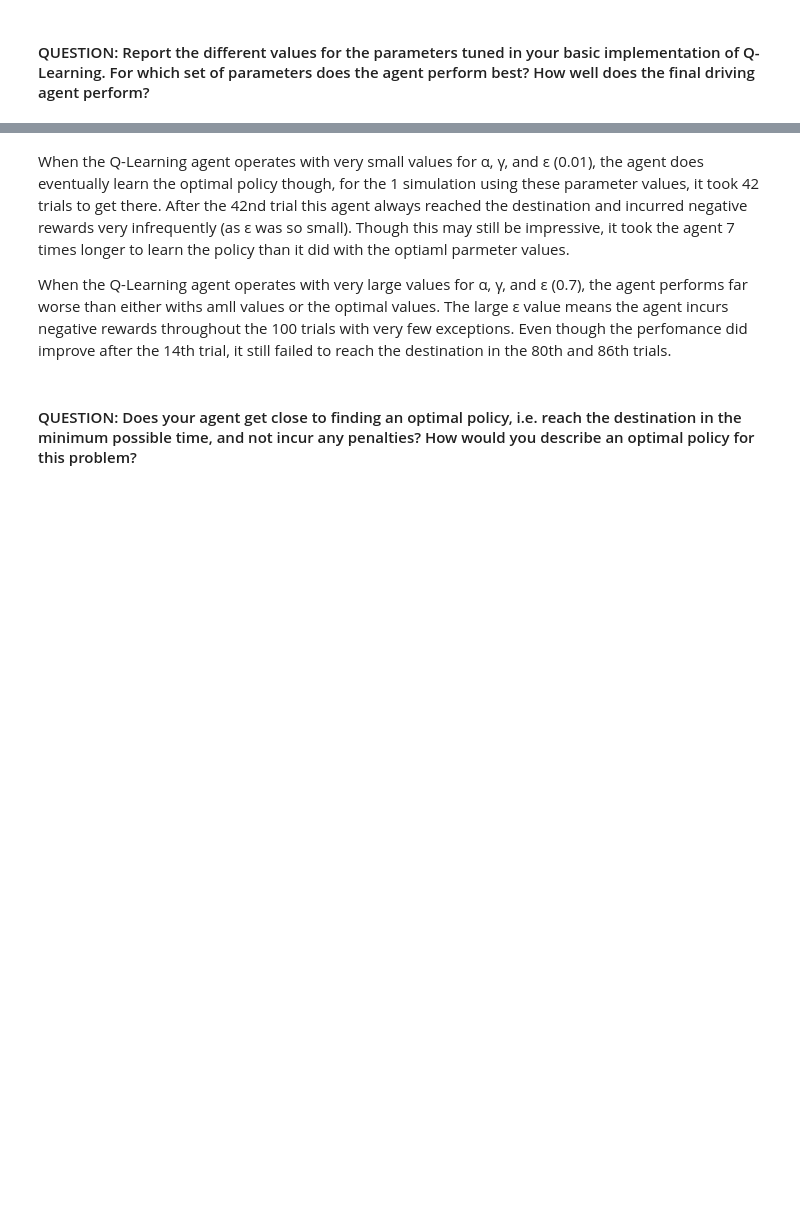
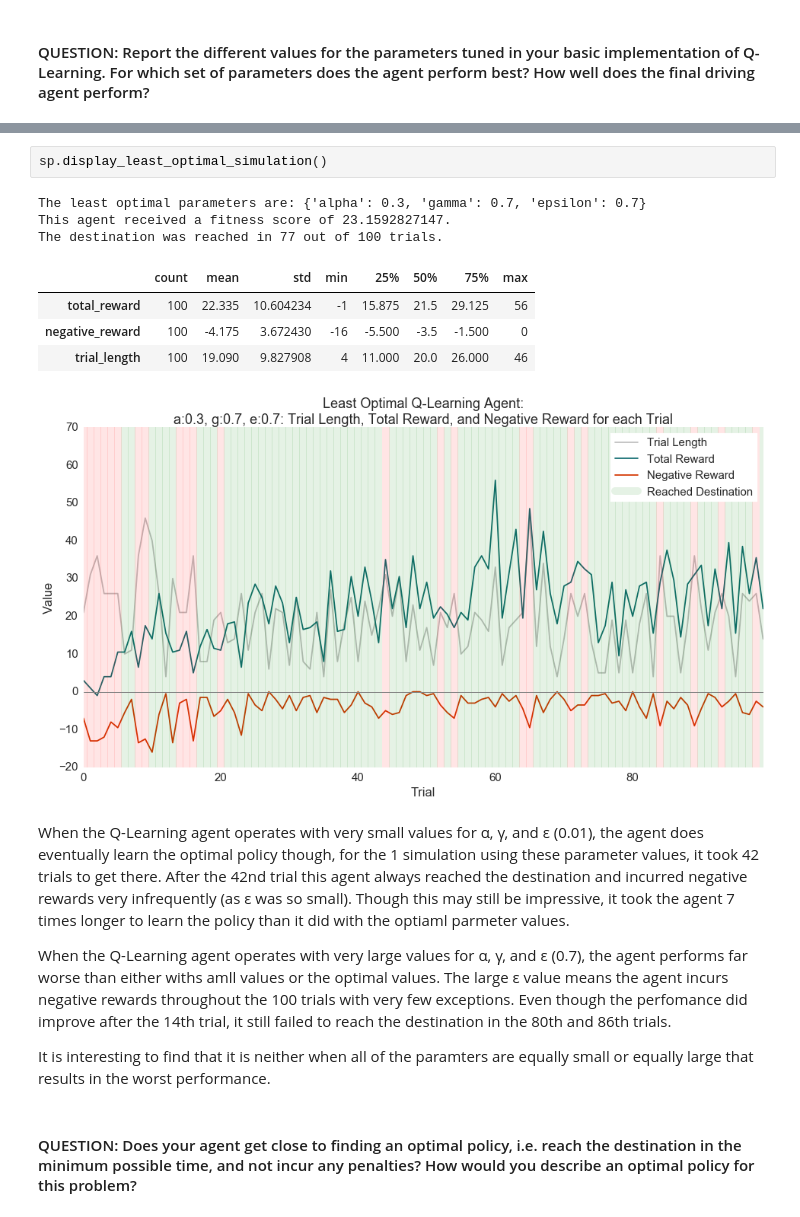
Before and after one commit to eminnett/ml-nanodegree-smartcab, a Jupyter notebook: smartcab_analysis.ipynb, the cells around one changed output, grey strips where cells are left out. Cells and saved outputs as stored; diff of their text form; blank space fills up the shorter version.

```diff
--- a/smartcab_analysis.ipynb
+++ b/smartcab_analysis.ipynb
@@ -196,7 +218,20 @@ The destination was reached in 81 out of 100 trials.
+# %%
+sp.display_least_optimal_simulation()
+# %% [output]
+The least optimal parameters are: {'alpha': 0.3, 'gamma': 0.7, 'epsilon': 0.7}
+This agent received a fitness score of 23.1592827147.
+The destination was reached in 77 out of 100 trials.
+|  | count | mean | std | min | 25% | 50% | 75% | max |
+| total_reward | 100 | 22.335 | 10.604234 | -1 | 15.875 | 21.5 | 29.125 | 56 |
+| negative_reward | 100 | -4.175 | 3.672430 | -16 | -5.500 | -3.5 | -1.500 | 0 |
+| trial_length | 100 | 19.090 | 9.827908 | 4 | 11.000 | 20.0 | 26.000 | 46 |
+[figure, added]
 # %% [markdown]
 When the Q-Learning agent operates with very small values for α, γ, and ε (0.01), the agent does eventually learn the optimal policy though, for the 1 simulation using these parameter values, it took 42 trials to get there. After the 42nd trial this agent always reached the destination and incurred negative rewards very infrequently (as ε was so small). Though this may still be impressive, it took the agent 7 times longer to learn the policy than it did with the optiaml parmeter values.
 
 When the Q-Learning agent operates with very large values for α, γ, and ε (0.7), the agent performs far worse than either withs amll values or the optimal values. The large ε value means the agent incurs negative rewards throughout the 100 trials with very few exceptions. Even though the perfomance did improve after the 14th trial, it still failed to reach the destination in the 80th and 86th trials.
+
+It is interesting to find that it is neither when all of the paramters are equally small or equally large that results in the worst performance.
 # %% [markdown]
 #### QUESTION: Does your agent get close to finding an optimal policy, i.e. reach the destination in the minimum possible time, and not incur any penalties? How would you describe an optimal policy for this problem?
 # %% [markdown]
```
Also changed, not shown: parts of 21 cells of this notebook.
